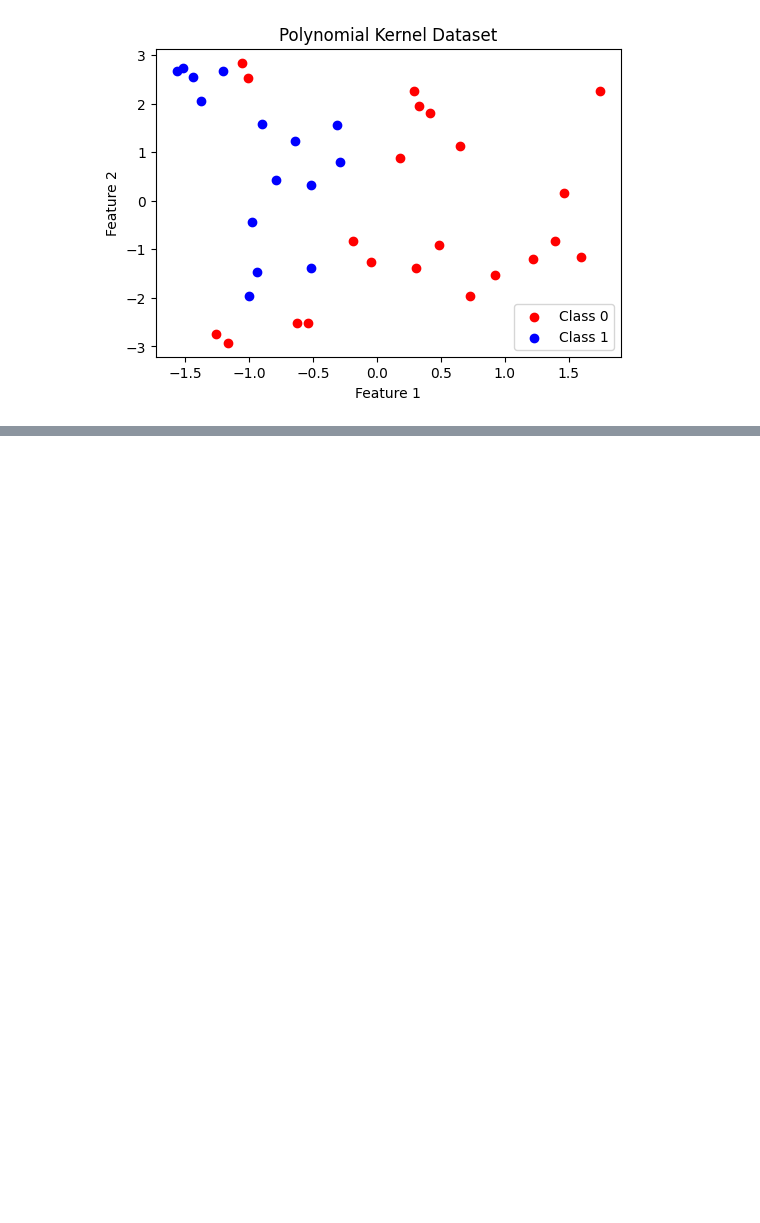
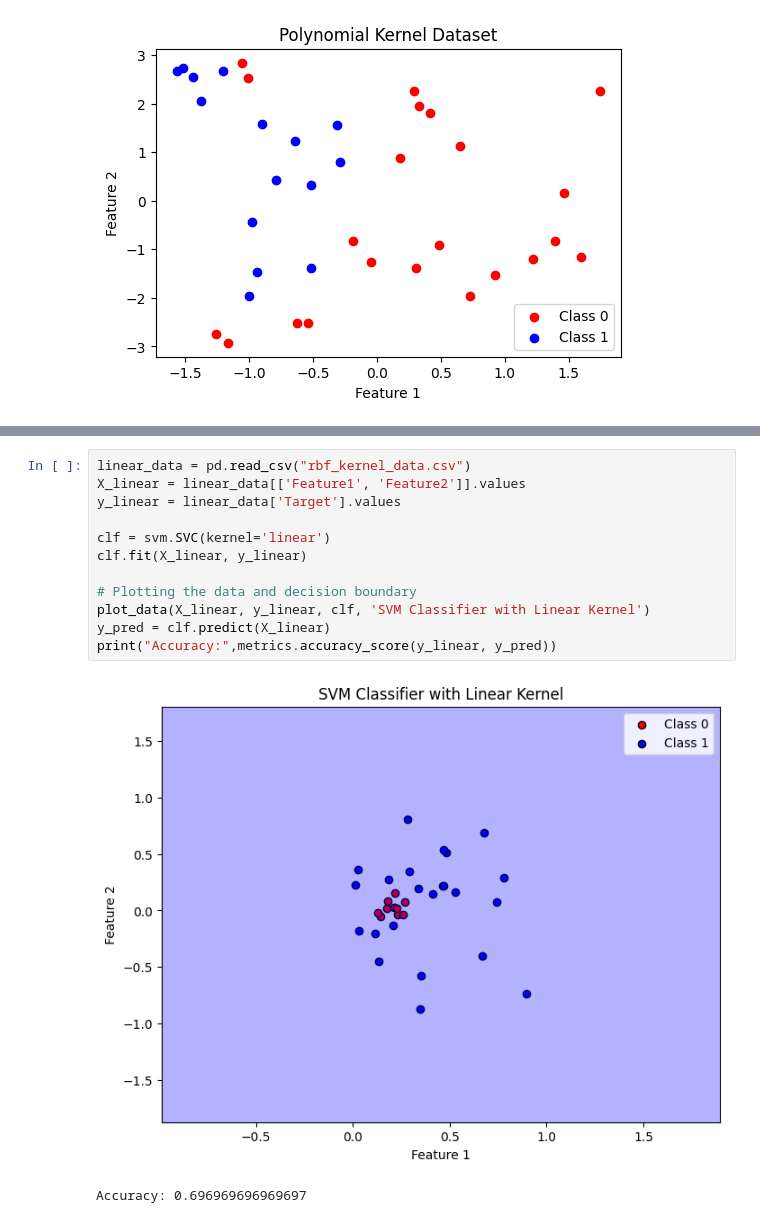
Before and after one commit to BiPaulEr/MachineLearning, a Jupyter notebook: SVM/SVM.ipynb, the cells around one changed output, grey strips where cells are left out. Cells and saved outputs as stored; diff of their text form; blank space fills up the shorter version.

```diff
--- a/SVM/SVM.ipynb
+++ b/SVM/SVM.ipynb
@@ -188 +189,16 @@ print("Accuracy:",metrics.accuracy_score(y_linear, y_pred))
 Accuracy: 0.9666666666666667
+# %%
+linear_data = pd.read_csv("rbf_kernel_data.csv")
+X_linear = linear_data[['Feature1', 'Feature2']].values
+y_linear = linear_data['Target'].values
+
+clf = svm.SVC(kernel='linear')
+clf.fit(X_linear, y_linear)
+
+# Plotting the data and decision boundary
+plot_data(X_linear, y_linear, clf, 'SVM Classifier with Linear Kernel')
+y_pred = clf.predict(X_linear)
+print("Accuracy:",metrics.accuracy_score(y_linear, y_pred))
+# %% [output]
+[figure, added]
+Accuracy: 0.696969696969697
```
Also changed, not shown: parts of 8 cells of this notebook, 1 other file.
